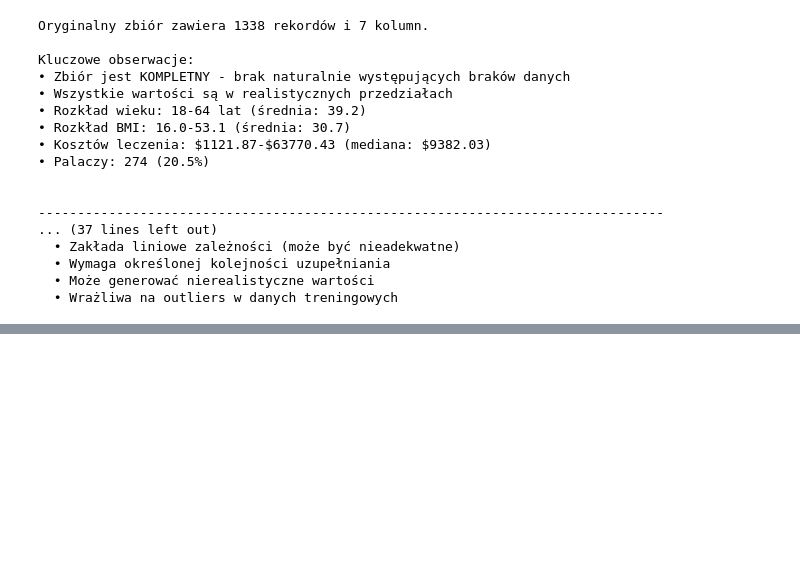
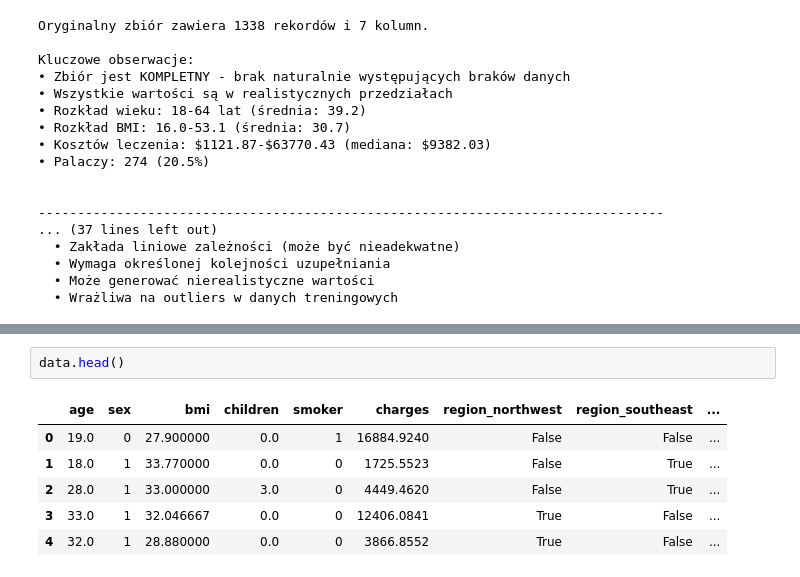
Before and after one commit to jkucaba/Medical-Cost-Personal---Regression, a Jupyter notebook: wstepne_przetwarzanie_medical_cost.ipynb, the cells around one changed output, grey strips where cells are left out. Drawn from its saved outputs; the diff is of its cells as text; blank space fills up the shorter version.

```diff
--- a/wstepne_przetwarzanie_medical_cost.ipynb
+++ b/wstepne_przetwarzanie_medical_cost.ipynb
@@ -785,0 +850,9 @@ Kluczowe obserwacje:
+# %%
+data.head()
+# %% [output]
+|  | age | sex | bmi | children | smoker | charges | region_northwest | region_southeast | ... |
+| 0 | 19.0 | 0 | 27.900000 | 0.0 | 1 | 16884.9240 | False | False | ... |
+| 1 | 18.0 | 1 | 33.770000 | 0.0 | 0 | 1725.5523 | False | True | ... |
+| 2 | 28.0 | 1 | 33.000000 | 3.0 | 0 | 4449.4620 | False | True | ... |
+| 3 | 33.0 | 1 | 32.046667 | 0.0 | 0 | 12406.0841 | True | False | ... |
+| 4 | 32.0 | 1 | 28.880000 | 0.0 | 0 | 3866.8552 | True | False | ... |
```
Also changed, not shown: parts of 27 cells of this notebook, 2 other files.
